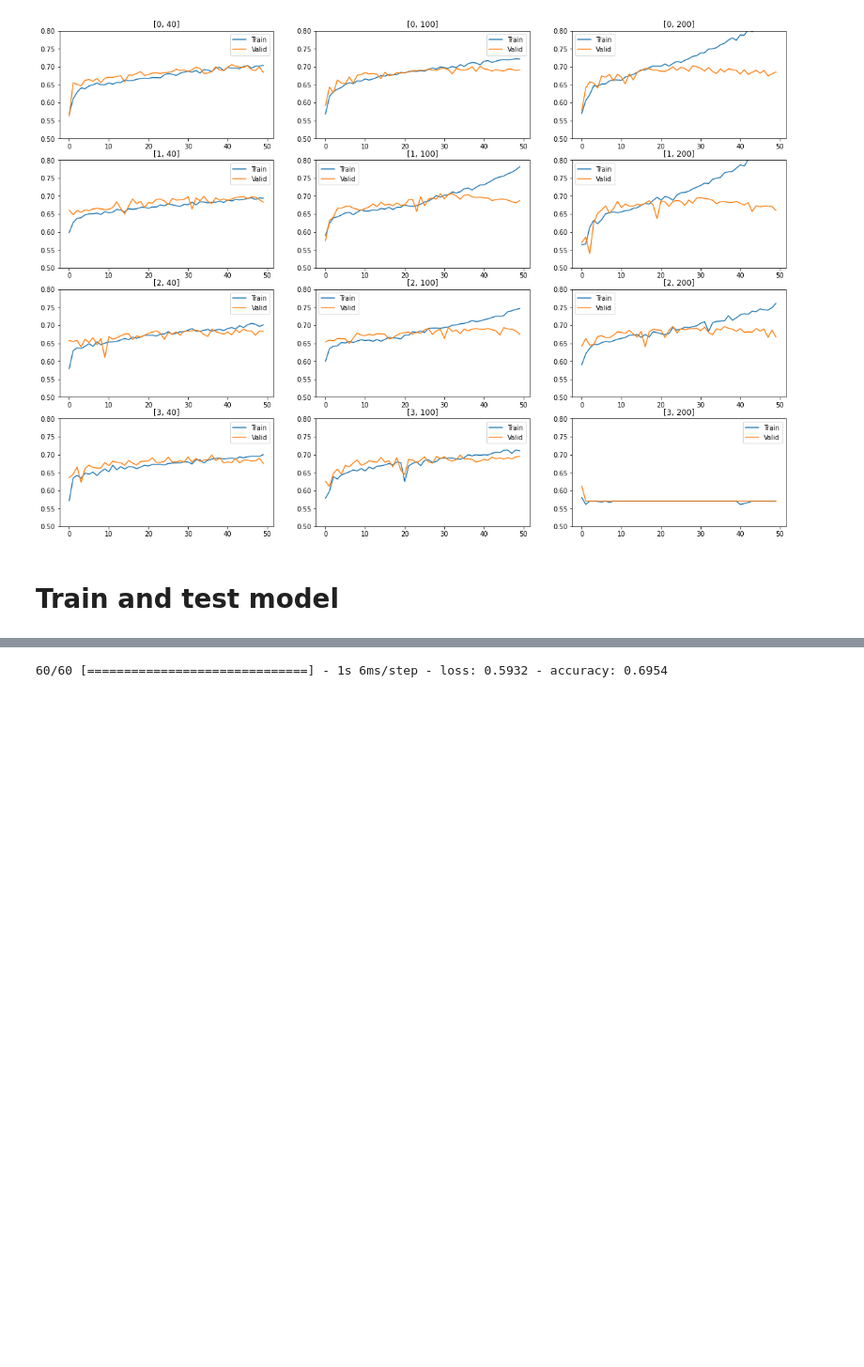
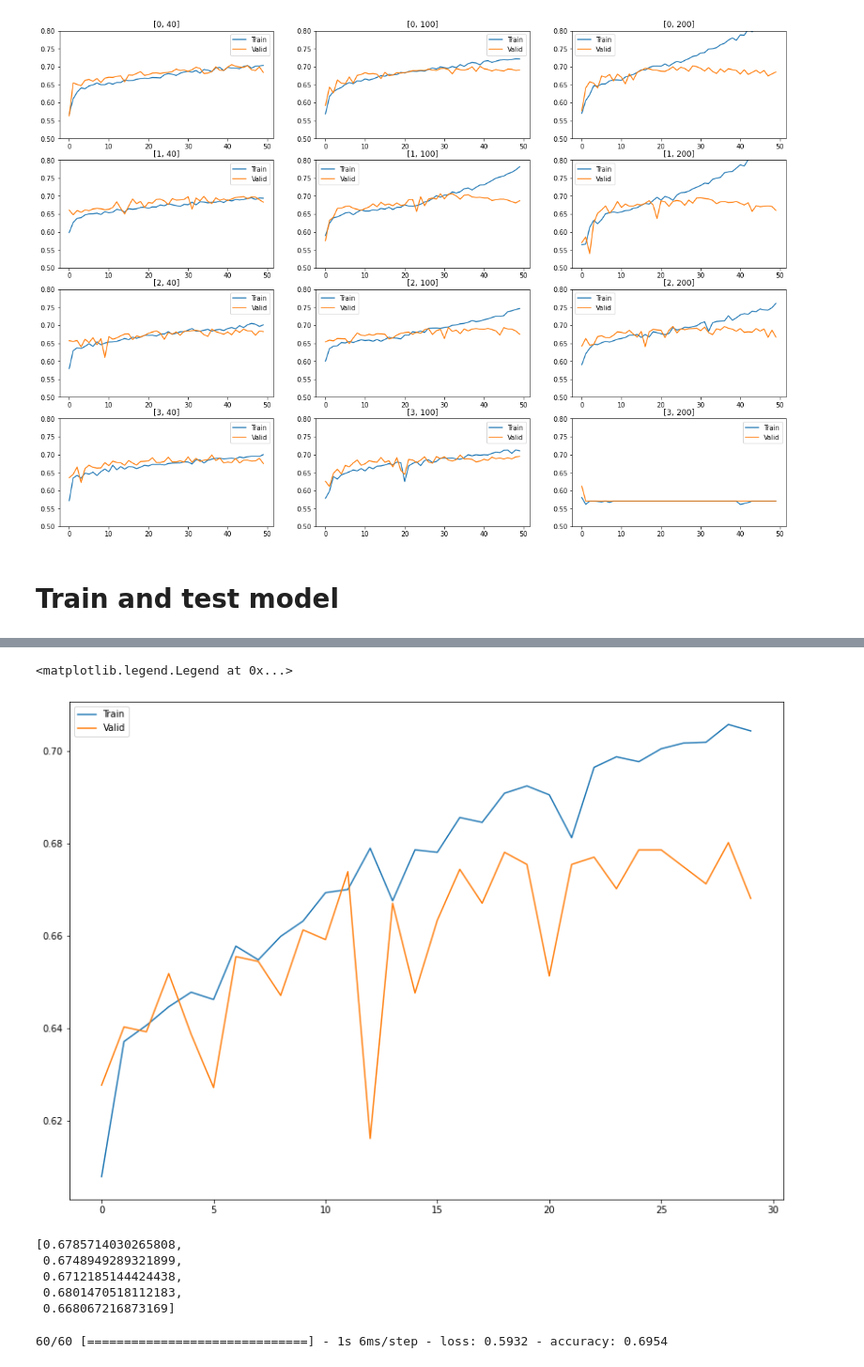
Before and after one commit to hykhhijk/Data_analysis_practice, a Jupyter notebook: kaggle/nlp-getting-started/Base RNN.ipynb, the cells around one changed output, grey strips where cells are left out. Shown at 94% size. Cells and saved outputs as stored; diff of their text form; code cells hidden in the pictures; blank space fills up the shorter version.

```diff
--- a/kaggle/nlp-getting-started/Base RNN.ipynb
+++ b/kaggle/nlp-getting-started/Base RNN.ipynb
@@ -191,6 +191,6 @@ def make_model(iter = 1, hidden=100):
     return model
 # %%
 model = make_model(1, 100)
-model.fit(X, y, epochs=30)
+history = model.fit(X_train, y_train, validation_data=(X_valid, y_valid), epochs=30)
 # %% [output]
 Epoch 1/30
@@ -214,3 +213,19 @@ Epoch 30/30
+# %%
+plt.figure(figsize=(14, 10))
+plt.plot(history.history["accuracy"], label="Train")
+plt.plot(history.history["val_accuracy"], label="Valid")
+plt.legend()
+# %% [output]
+<matplotlib.legend.Legend at 0x...>
+[figure, added]
+# %%
+history.history["val_accuracy"][-5:]
+# %% [output]
+[0.6785714030265808,
+ 0.6748949289321899,
+ 0.6712185144424438,
+ 0.6801470518112183,
+ 0.668067216873169]
 # %%
 model.evaluate(X_valid, y_valid)
 # %% [output]
```
Also changed, not shown: parts of 1 cell of this notebook, 1 other file.
